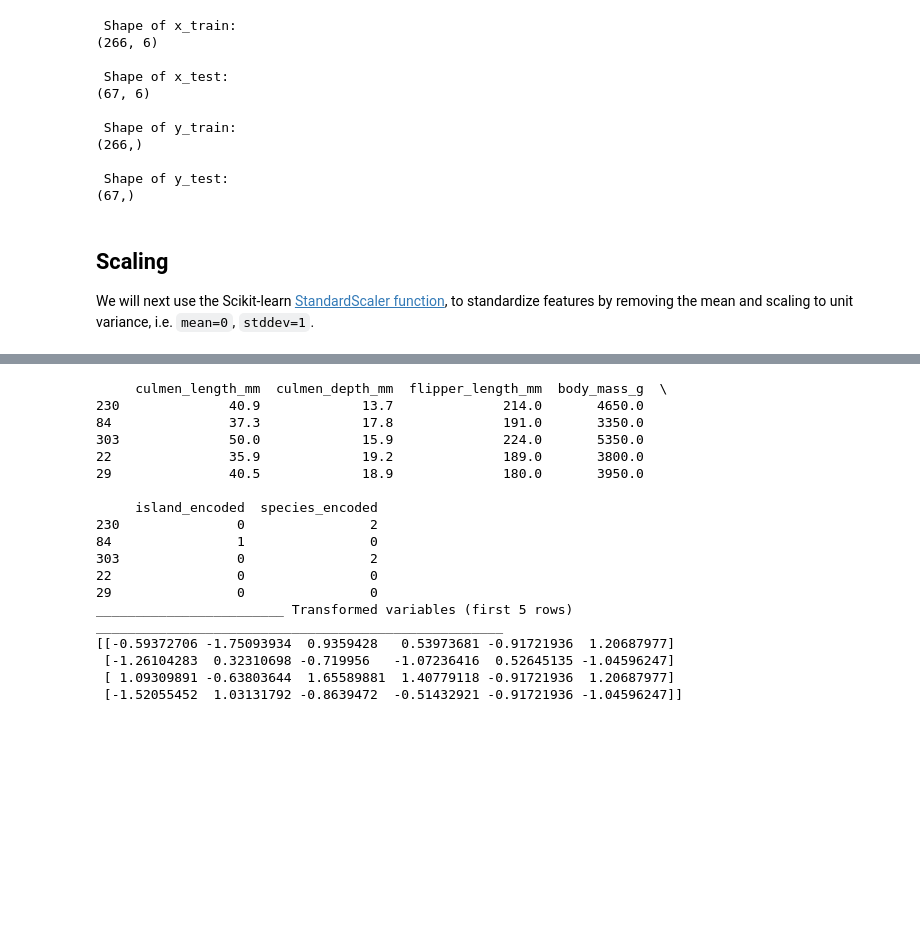
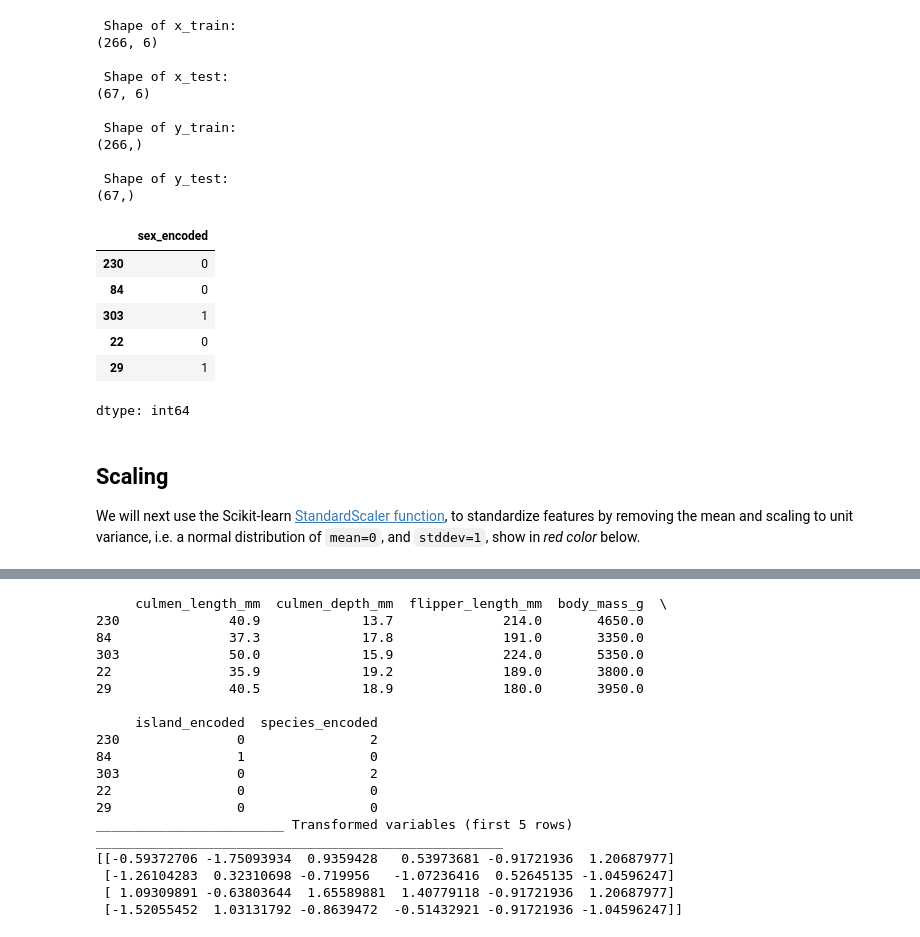
Before and after one commit to ua-datalab/MLWorkshops, a Jupyter notebook: Classification_Algorithms/MLClassificationAlgorithms.ipynb, the cells around one changed output, grey strips where cells are left out. Saved outputs shown, nothing was run; the diff lists cells and outputs as text; code cells hidden in the pictures; blank space fills up the shorter version.

```diff
--- a/Classification_Algorithms/MLClassificationAlgorithms.ipynb
+++ b/Classification_Algorithms/MLClassificationAlgorithms.ipynb
@@ -426,7 +428,17 @@ print("\n Shape of y_test:\n{}".format(y_test.shape))
 
  Shape of y_test:
 (67,)
+# %%
+y_train.head()
+# %% [output]
+|  | sex_encoded |
+| 230 | 0 |
+| 84 | 0 |
+| 303 | 1 |
+| 22 | 0 |
+| 29 | 1 |
+dtype: int64
 # %% [markdown]
 ## Scaling
 
-We will next use the Scikit-learn [StandardScaler function](https://scikit-learn.org/stable/modules/generated/sklearn.preprocessing.StandardScaler.html#sklearn.preprocessing.StandardScaler), to standardize features by removing the mean and scaling to unit variance, i.e. `mean=0`, `stddev=1`.
+We will next use the Scikit-learn [StandardScaler function](https://scikit-learn.org/stable/modules/generated/sklearn.preprocessing.StandardScaler.html#sklearn.preprocessing.StandardScaler), to standardize features by removing the mean and scaling to unit variance, i.e. a normal distribution of `mean=0`, and  `stddev=1`, show in _red color_ below.
```
Also changed, not shown: parts of 19 cells of this notebook.
